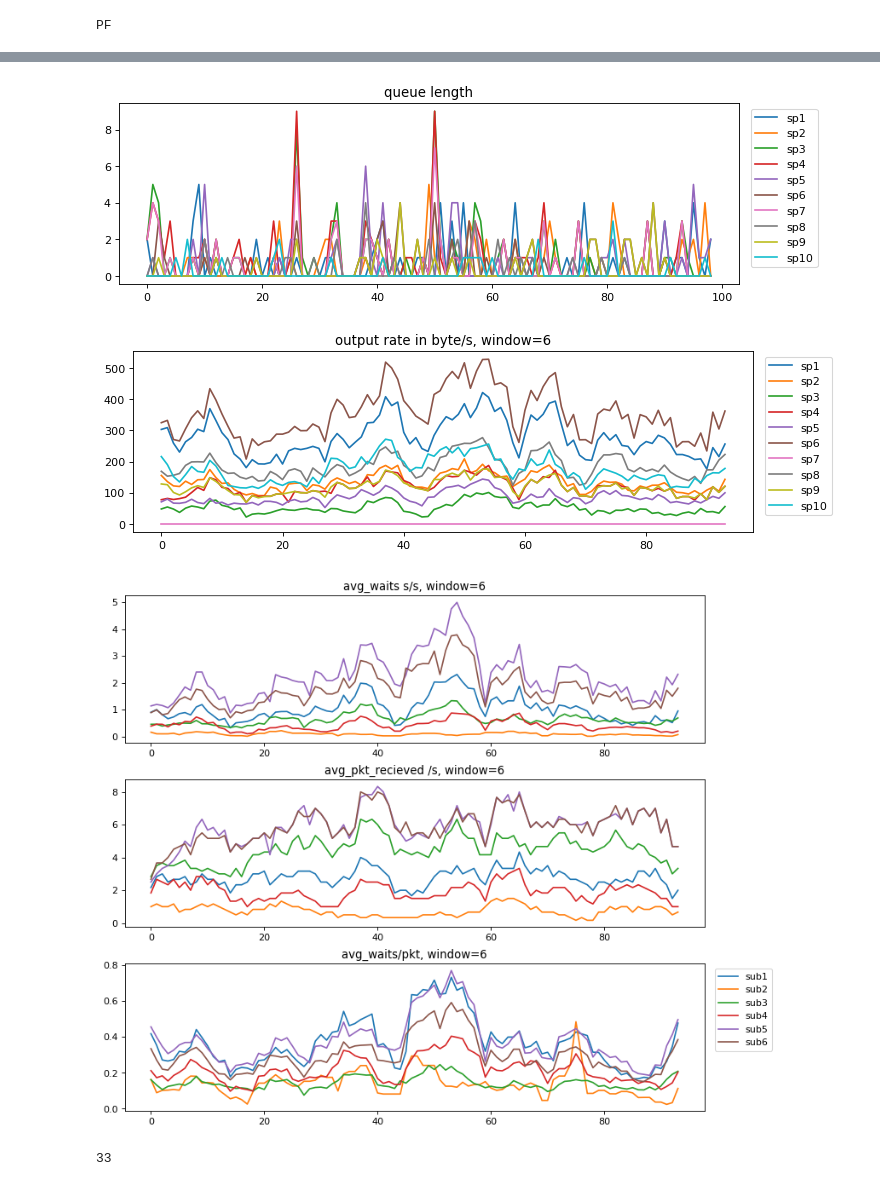
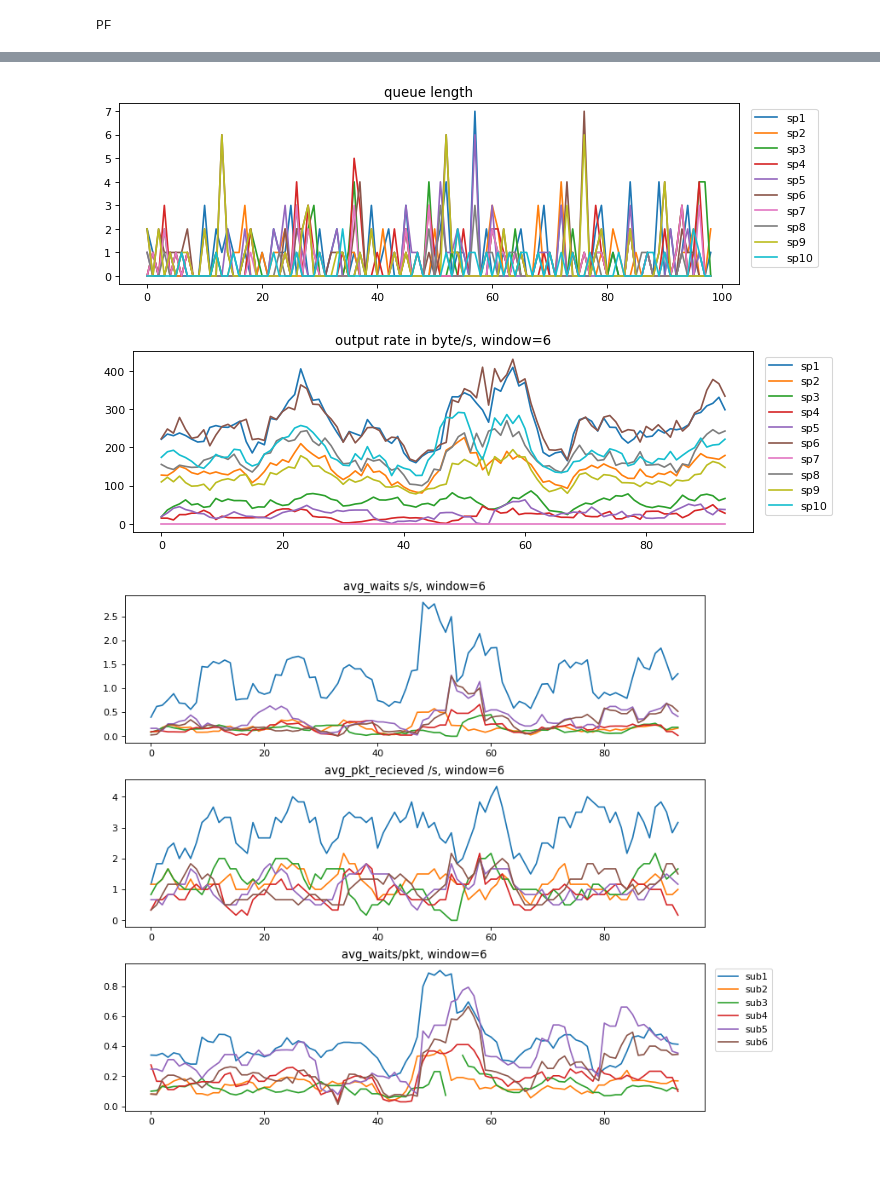
Before and after one commit to terry-ztr/MQTT_Simulation, a Jupyter notebook: PF.ipynb, the cells around one changed output, grey strips where cells are left out. Drawn from its saved outputs; the diff is of its cells as text; code cells hidden in the pictures.

Commit message:
add topic diameter, modify node initialization topic tree with fix structure

```diff
--- a/PF.ipynb
+++ b/PF.ipynb
@@ -8,11 +8,18 @@ import random
 # %%
 avg_sub_size = 10.0
 avg_pub_size = 20.0
-broker_rates = [5*100]*10
-sub_rates = [3]*6
-pub_rates = [3]*2
+num_broker = 10
+num_sub = 6
+num_pub = 2
+broker_rates = [5*100]*num_broker
+topic_dist = [3,2,2]
+sub_rates = [3]*num_sub
+sub_num_topic = [np.prod(topic_dist)//num_sub*2]*num_sub
+sub_diameter = [len(topic_dist)]*num_sub
+pub_rates = [3]*num_pub
+pub_num_topic = [np.prod(topic_dist)//num_pub*2]*num_pub
+pub_diameter = [len(topic_dist)]*num_pub
 monitor_rate = 1
-topic_dist = [3,2,2]
 runtime = 100
 seed = 1
 connection_style = "non_overlap"
@@ -22,7 +29,7 @@ total_topic = tp.TopicTree()
 total_topic.random_construct(topic_dist, seed)
 #total_topic.visualize(total_topic.root)
 net = tc.Network(total_topic, avg_sub_size, avg_pub_size)
-net.initialize_nodes(broker_rates, sub_rates, pub_rates, monitor_rate, seed)
+net.initialize_nodes(broker_rates, sub_rates, sub_num_topic, sub_diameter, pub_rates, pub_num_topic, pub_diameter, monitor_rate, seed)
 net.establish_topology(seed)
 net.connect_client(connection_style, seed)
 net.env.run(runtime)
@@ -52,38 +59,33 @@ plt.figure(figsize=(10, 9), dpi=80)
 
 for i in range(len(net.sub_monitor_list)):
     monitor = net.sub_monitor_list[i]
     a = np.array(monitor.packets_rec)
     b = np.array([0]*window+monitor.packets_rec[0:-window])
     avg_packet_rec_per_time = (a-b)[window-1:]/window/monitor_rate
 
     a = np.array(monitor.tot_waits)
     b = np.array([0]*window+monitor.tot_waits[0:-window])
     avg_waits_per_time = (a-b)[window-1:]/window/monitor_rate
 
 
     plt.subplot(311)
     plt.plot(avg_waits_per_time, label=monitor.client.client_id)
     plt.subplot(312)
     plt.plot(avg_packet_rec_per_time, label=monitor.client.client_id)
     plt.subplot(313)
     plt.plot(avg_waits_per_time/avg_packet_rec_per_time, label=monitor.client.client_id)
 
 plt.subplot(311)
 plt.title("avg_waits s/s, window="+str(window))
 plt.subplot(312)
 plt.title("avg_pkt_recieved /s, window="+str(window))
 plt.subplot(313)
 plt.title("avg_waits/pkt, window="+str(window))
 plt.legend(bbox_to_anchor=(1.01, 1),loc='upper left')
 plt.subplots_adjust(top=0.92, bottom=0.08, left=0.10, right=0.95, hspace=0.25,wspace=0.35)
 # %% [output]
 PF
 [figure]
-[figure, old version]
+[figure, new version]
-[figure, old version]
+[figure, new version]
-[figure, old version]
+[figure, new version]
-# %%
-m_sp1 = net.broker_monitor_list[0]
-print(len(m_sp1.queue_length))
-# %% [output]
-33
```
Also changed, not shown: parts of 12 cells of this notebook, 4 other files.
